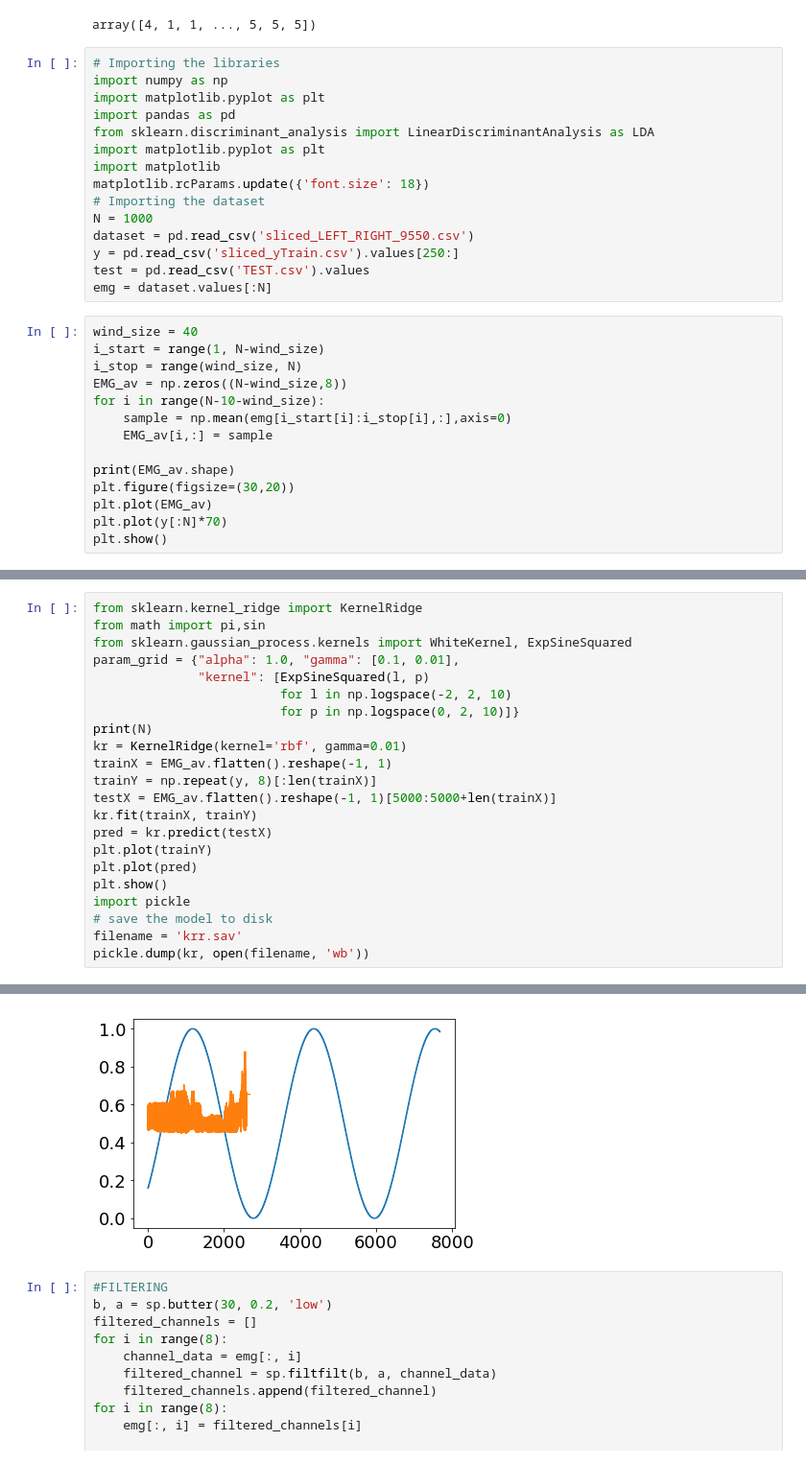
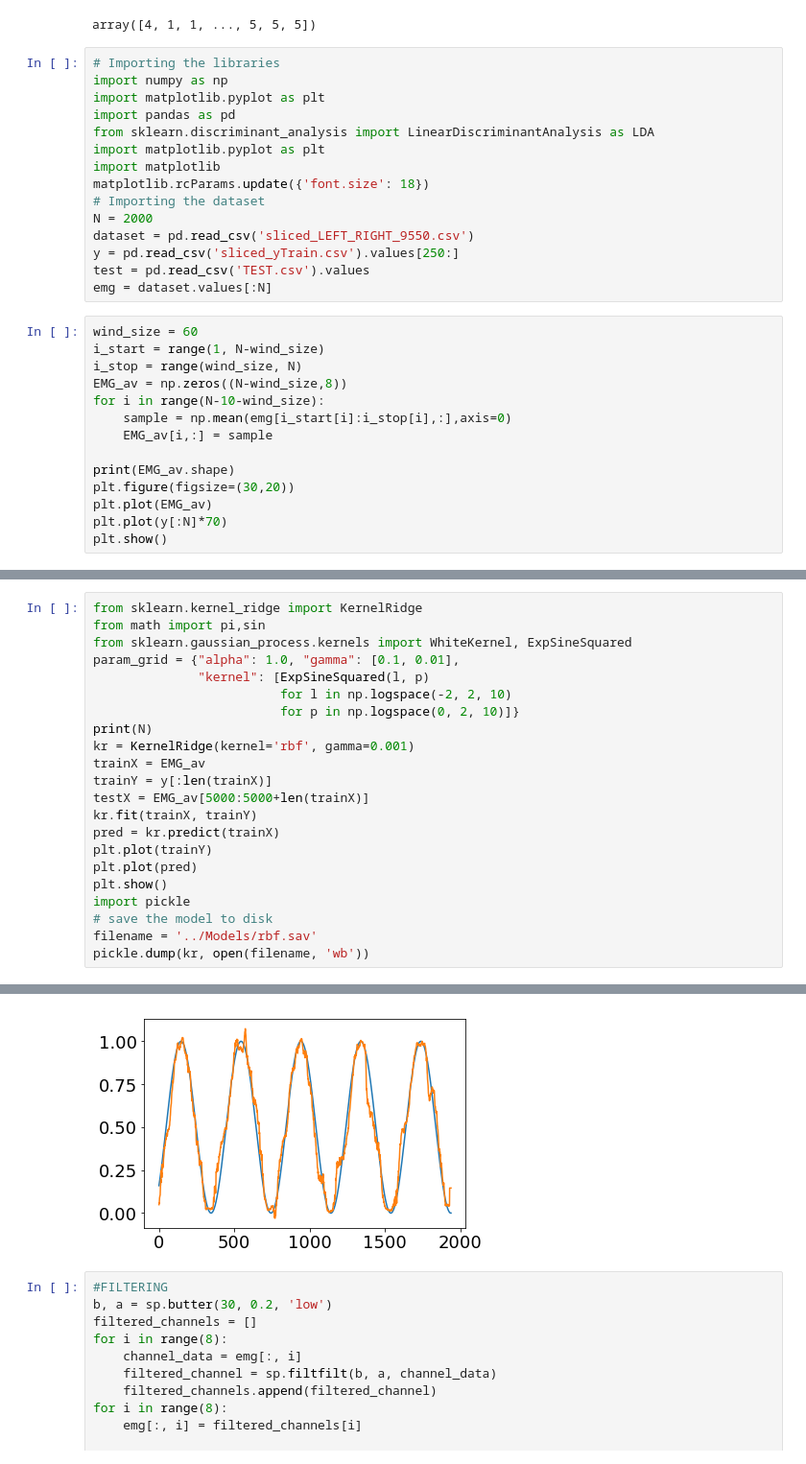
Before and after one commit to yegorsch/EMG-Project, a Jupyter notebook: Notebook/Main.ipynb, the cells around one changed output, grey strips where cells are left out. Shown at 96% size. Cells and saved outputs as stored; diff of their text form.

```diff
--- a/Notebook/Main.ipynb
+++ b/Notebook/Main.ipynb
@@ -73,13 +73,13 @@ import matplotlib.pyplot as plt
 import matplotlib
 matplotlib.rcParams.update({'font.size': 18})
 # Importing the dataset
-N = 1000
+N = 2000
 dataset = pd.read_csv('sliced_LEFT_RIGHT_9550.csv')
 y = pd.read_csv('sliced_yTrain.csv').values[250:]
 test = pd.read_csv('TEST.csv').values
 emg = dataset.values[:N]
 # %%
-wind_size = 40
+wind_size = 60
 i_start = range(1, N-wind_size)
 i_stop = range(wind_size, N)
 EMG_av = np.zeros((N-wind_size,8))
@@ -104,17 +104,17 @@ param_grid = {"alpha": 1.0, "gamma": [0.1, 0.01],
                          for l in np.logspace(-2, 2, 10)
                          for p in np.logspace(0, 2, 10)]}
 print(N)
-kr = KernelRidge(kernel='rbf', gamma=0.01)
-trainX = EMG_av.flatten().reshape(-1, 1)
-trainY = np.repeat(y, 8)[:len(trainX)]
-testX = EMG_av.flatten().reshape(-1, 1)[5000:5000+len(trainX)]
+kr = KernelRidge(kernel='rbf', gamma=0.001)
+trainX = EMG_av
+trainY = y[:len(trainX)]
+testX = EMG_av[5000:5000+len(trainX)]
 kr.fit(trainX, trainY)
-pred = kr.predict(testX)
+pred = kr.predict(trainX)
 plt.plot(trainY)
 plt.plot(pred)
 plt.show()
 import pickle
 # save the model to disk
-filename = 'krr.sav'
+filename = '../Models/rbf.sav'
 pickle.dump(kr, open(filename, 'wb'))
 # %% [output]
@@ -122,4 +122,4 @@ pickle.dump(kr, open(filename, 'wb'))
-[figure, old version]
+[figure, new version]
 # %%
 #FILTERING
 b, a = sp.butter(30, 0.2, 'low')
```
Also changed, not shown: parts of 2 cells of this notebook, 5 other files.
